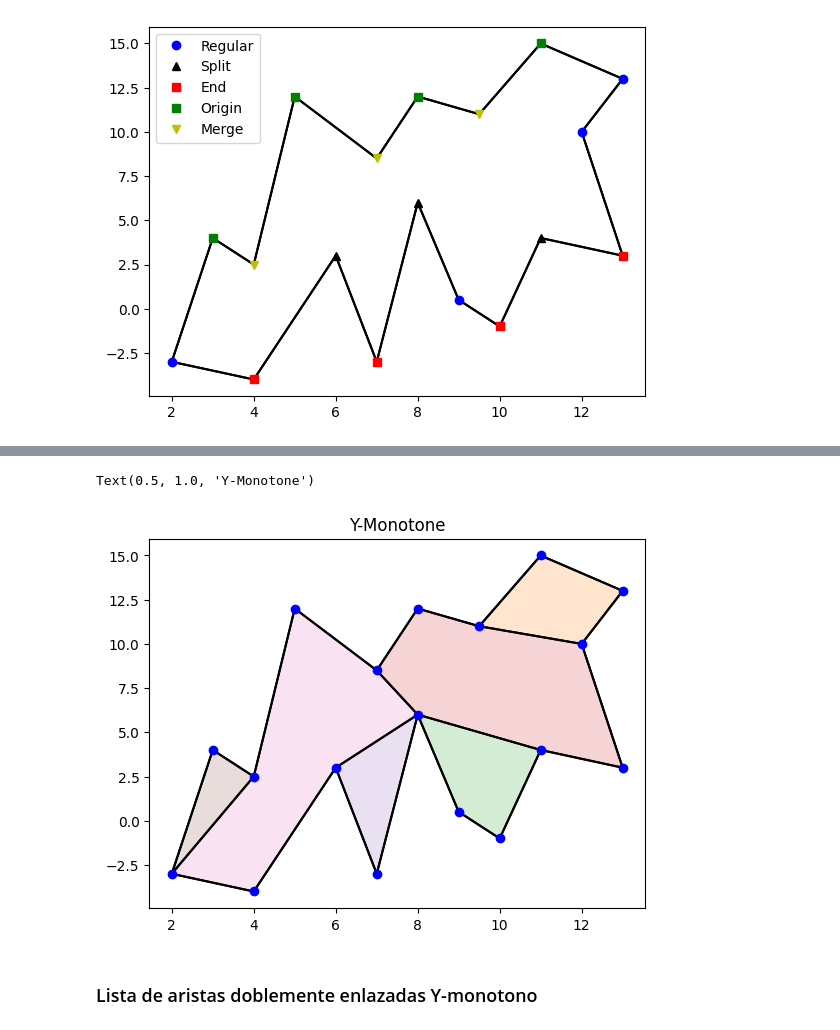
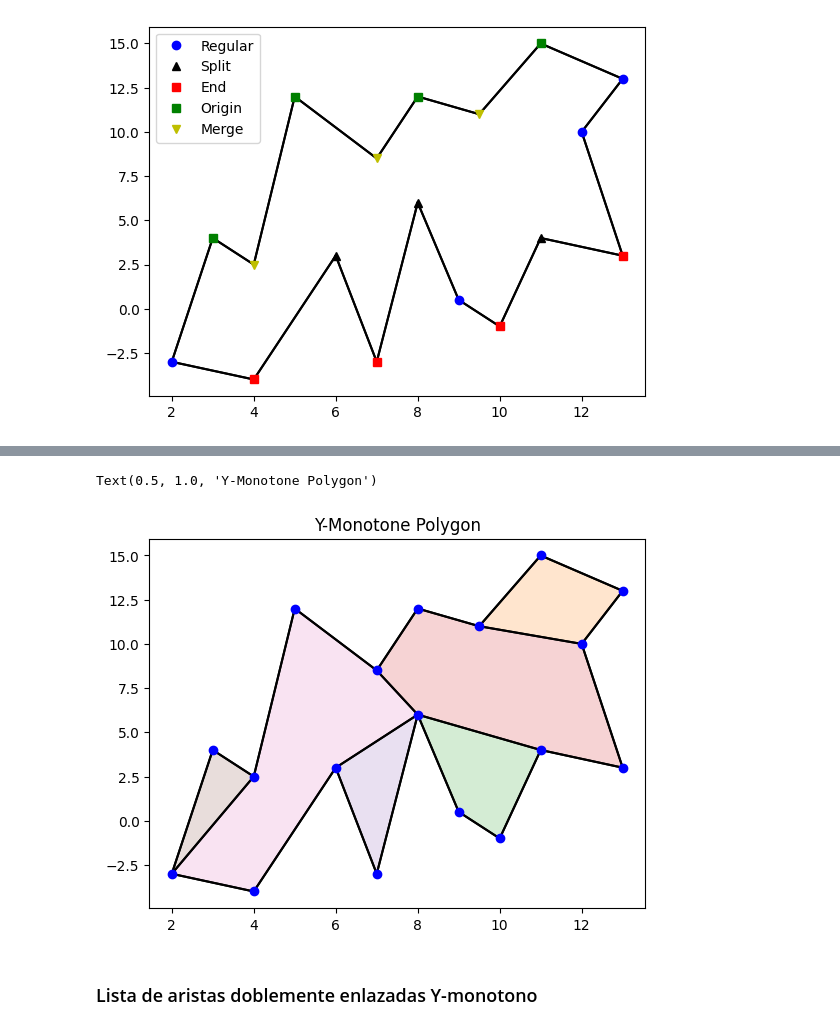
Before and after one commit to dleyvacastro/Geo, a Jupyter notebook: Taller2.ipynb, the cells around one changed output, grey strips where cells are left out. Drawn from its saved outputs; the diff is of its cells as text; code cells hidden in the pictures.

```diff
--- a/Taller2.ipynb
+++ b/Taller2.ipynb
@@ -87,6 +85,7 @@ class Vertex:
         self.coords = (x,y)
         self.incident = incident
         self.vtype = 'unknown'
+        self.color = None
 
     def toTuple(self):
         return self.coords
@@ -95,11 +94,12 @@ class Vertex:
         return (self.y > p.y) or (self.y == p.y and self.x < p.x)
 
     def __repr__(self):
-        return f"V(L:{self.label} C:({self.x},{self.y}) I:{[i.label for i in self.incident]})"
+        #return f"V(L:{self.label} C:({self.x},{self.y}) I:{[i.label for i in self.incident]})"
+        return f"V({self.coords} - {self.color})"
 
     def __str__(self):
-        return f"V(L:{self.label} C:({self.x},{self.y}) I:{[i.label for i in self.incident]})"
-
+        #return f"V(L:{self.label} C:({self.x},{self.y}) I:{[i.label for i in self.incident]})"
+        return f"V({self.coords} - {self.color})"
     def add2plot(self):
         plt.plot(self.x, self.y, types[self.vtype][0], label=types[self.vtype][1])
 
@@ -158,6 +158,6 @@ class Face:
     def __repr__(self):
         return f"\n------------\nF(L:{self.label}\nextF:{self.extF}\nintF:{self.intF}\n------------\n)"
 
-    def add2plot(self):
+    def add2plot(self, color=''):
         #plot filled face
-        plt.fill([i.start.x for i in self.extF], [i.start.y for i in self.extF], alpha=0.2)
+        plt.fill([i.start.x for i in self.extF], [i.start.y for i in self.extF],color, alpha=0.2)
@@ -938,11 +802,11 @@ ldce.makeMonotone()
 # %%
 ldce.plotFaces()
 ldce.plotSemiEdges()
 ldce.plotVertices(showTypes=0)
-plt.title("Y-Monotone")
+plt.title("Y-Monotone Polygon")
 # %% [output]
-Text(0.5, 1.0, 'Y-Monotone')
+Text(0.5, 1.0, 'Y-Monotone Polygon')
-[figure, old version]
+[figure, new version]
 # %% [markdown]
 ### Lista de aristas doblemente enlazadas Y-monotono
 # %%
```
Also changed, not shown: parts of 18 cells of this notebook.
